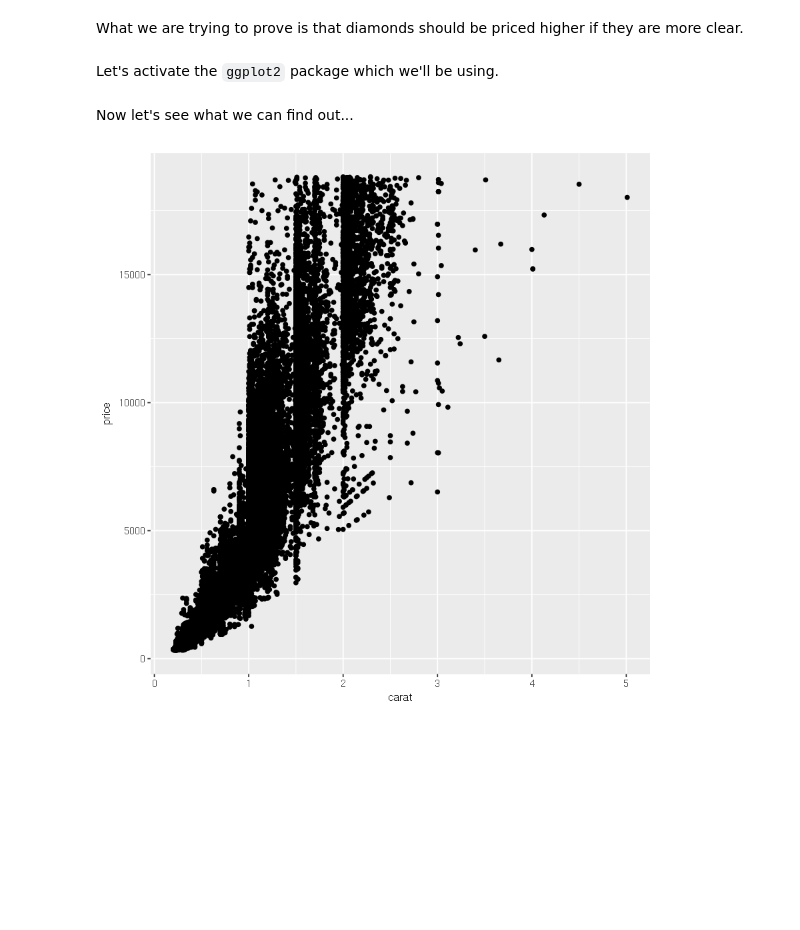
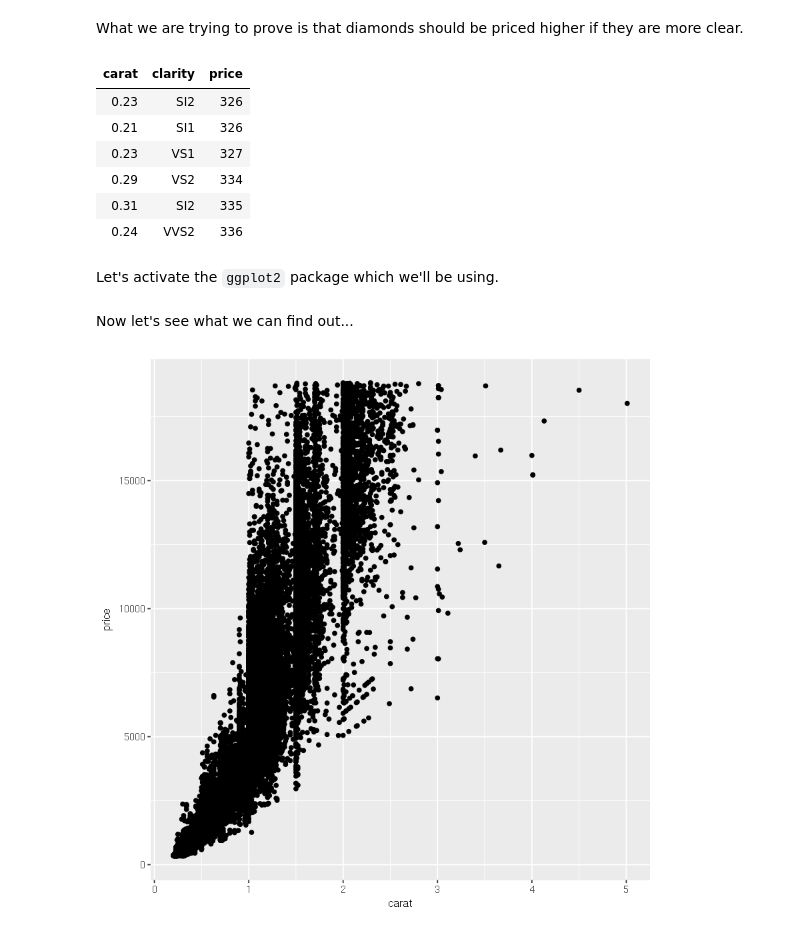
Before and after one commit to niklas-heer/learning-r, a Jupyter notebook: diamonds.ipynb, the cells around one changed output. Saved outputs shown, nothing was run; the diff lists cells and outputs as text; code cells hidden in the pictures; blank space fills up the shorter version.

```diff
--- a/diamonds.ipynb
+++ b/diamonds.ipynb
@@ -8,6 +8,16 @@ The data we get from the [Super Data Science](https://www.superdatascience.com/r
 What we are trying to prove is that diamonds should be priced higher if they are more clear.
 # %%
 mydata <- read.csv("data/Mispriced-Diamonds.csv")
+# %%
+head(mydata)
+# %% [output]
+| carat | clarity | price |
+| 0.23 | SI2 | 326 |
+| 0.21 | SI1 | 326 |
+| 0.23 | VS1 | 327 |
+| 0.29 | VS2 | 334 |
+| 0.31 | SI2 | 335 |
+| 0.24 | VVS2 | 336 |
 # %% [markdown]
 Let's activate the `ggplot2` package which we'll be using.
 # %%
```
Also changed, not shown: 9 other files.
